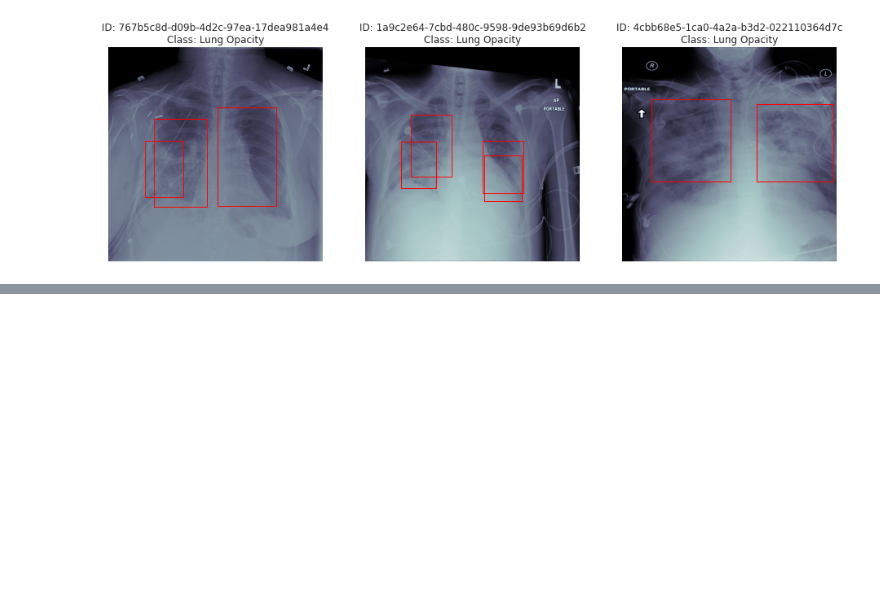
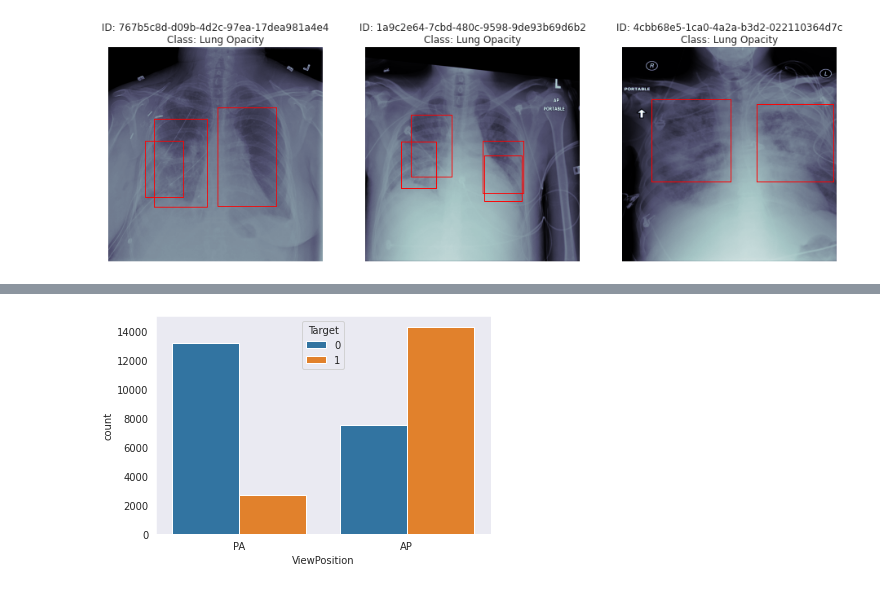
Before and after one commit to arvindhvasu/GL_Pneumonia_Detection, a Jupyter notebook: Project_CV_Pneumonia.ipynb, the cells around one changed output, grey strips where cells are left out. Cells and saved outputs as stored; diff of their text form; code cells hidden in the pictures; blank space fills up the shorter version.

```diff
--- a/Project_CV_Pneumonia.ipynb
+++ b/Project_CV_Pneumonia.ipynb
@@ -533,0 +548,4 @@ countplot(data = df_Train_Class_pic, x = 'PatientSex', hue = 'Target');
+# %%
+countplot(data = df_Train_Class_pic, x = 'ViewPosition', hue = 'Target');
+# %% [output]
+[figure, added]
```
Also changed, not shown: parts of 58 cells of this notebook.
